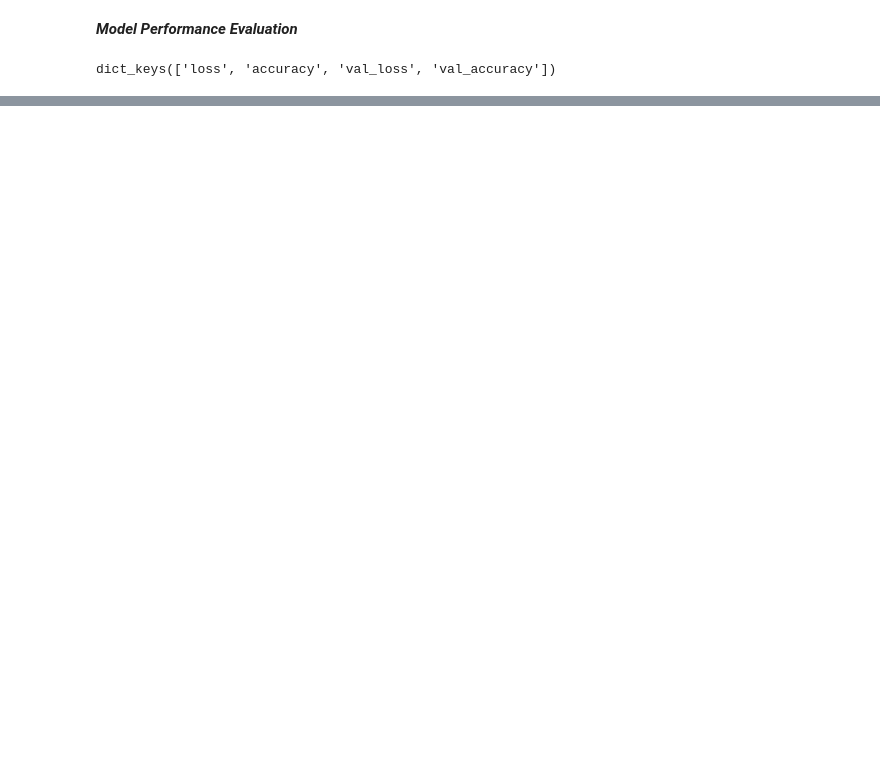
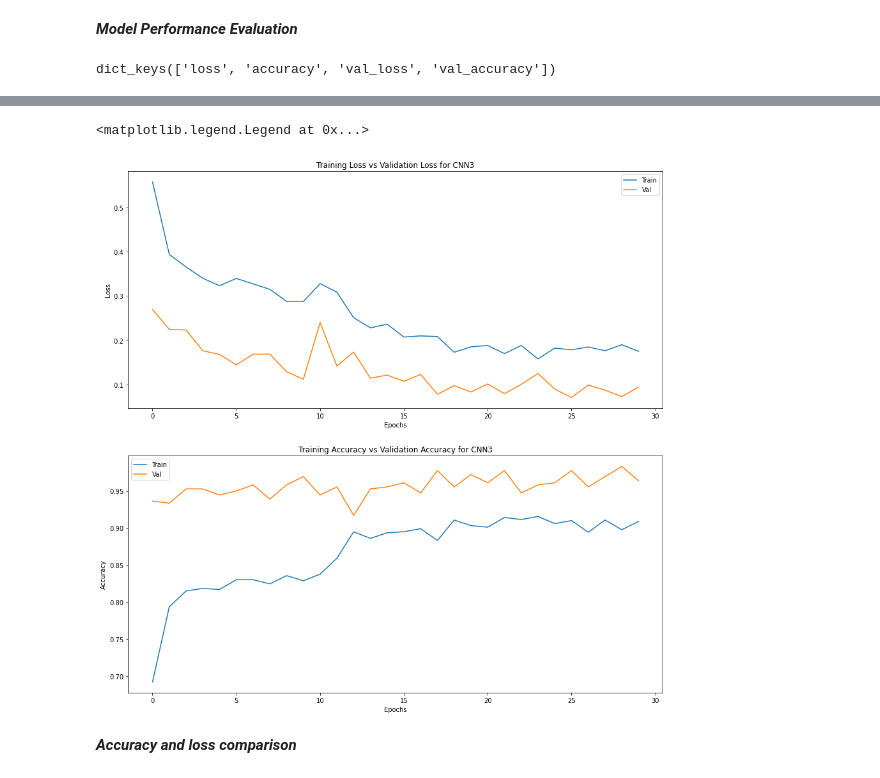
Before and after one commit to Gabriele90/ML-for-chemoinformatics, a Jupyter notebook: Covid19_detection_using_X_ray_images.ipynb, the cells around one changed output, grey strips where cells are left out. Cells and saved outputs as stored; diff of their text form; code cells hidden in the pictures; blank space fills up the shorter version.

```diff
--- a/Covid19_detection_using_X_ray_images.ipynb
+++ b/Covid19_detection_using_X_ray_images.ipynb
@@ -224,0 +366,8 @@ Epoch 30/30
+# %%
+#compile the CNN3 model
+model_3.compile(Adam(lr=0.001),loss='binary_crossentropy',metrics=['accuracy'])
+# %%
+#train the CNN3 model
+history_3 = model_3.fit(train_generator,
+                  epochs=30,
+                  validation_data=validation_generator)
@@ -251,0 +433,19 @@ Text(0.5, 0, 'epoch')
+# %%
+fig, axs = plt.subplots(2, 1, figsize=(10,10))
+axs[0].plot(history_3.history['loss'])
+axs[0].plot(history_3.history['val_loss'])
+axs[0].title.set_text('Training Loss vs Validation Loss for CNN3')
+axs[0].set_xlabel('Epochs')
+axs[0].set_ylabel('Loss')
+axs[0].legend(['Train', 'Val'])
+axs[1].plot(history_3.history['accuracy'])
+axs[1].plot(history_3.history['val_accuracy'])
+axs[1].title.set_text('Training Accuracy vs Validation Accuracy for CNN3')
+axs[1].set_xlabel('Epochs')
+axs[1].set_ylabel('Accuracy')
+axs[1].legend(['Train', 'Val'])
+# %% [output]
+<matplotlib.legend.Legend at 0x...>
+[figure, added]
+# %% [markdown]
+***Accuracy and loss comparison***
```
Also changed, not shown: parts of 70 cells of this notebook.
